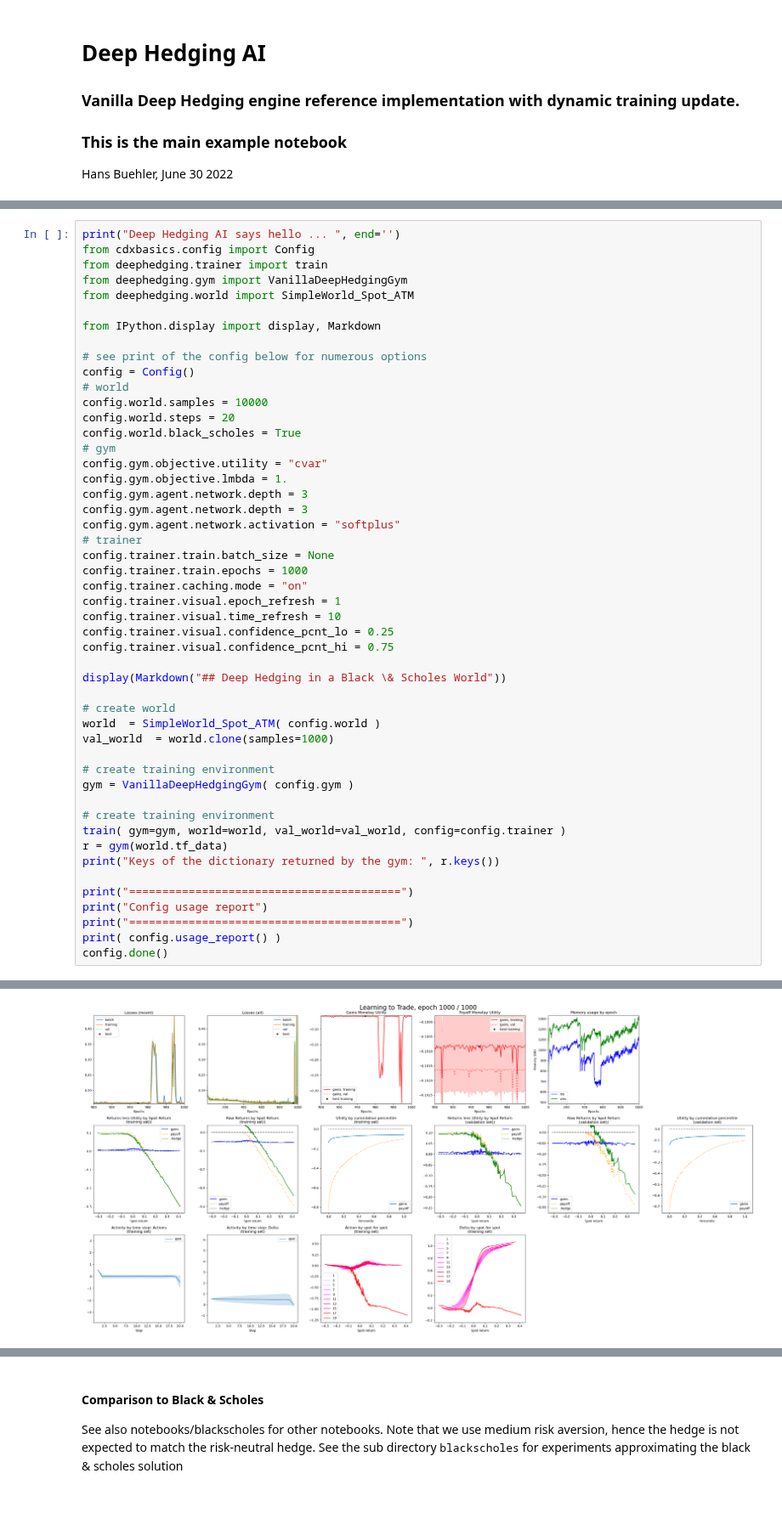
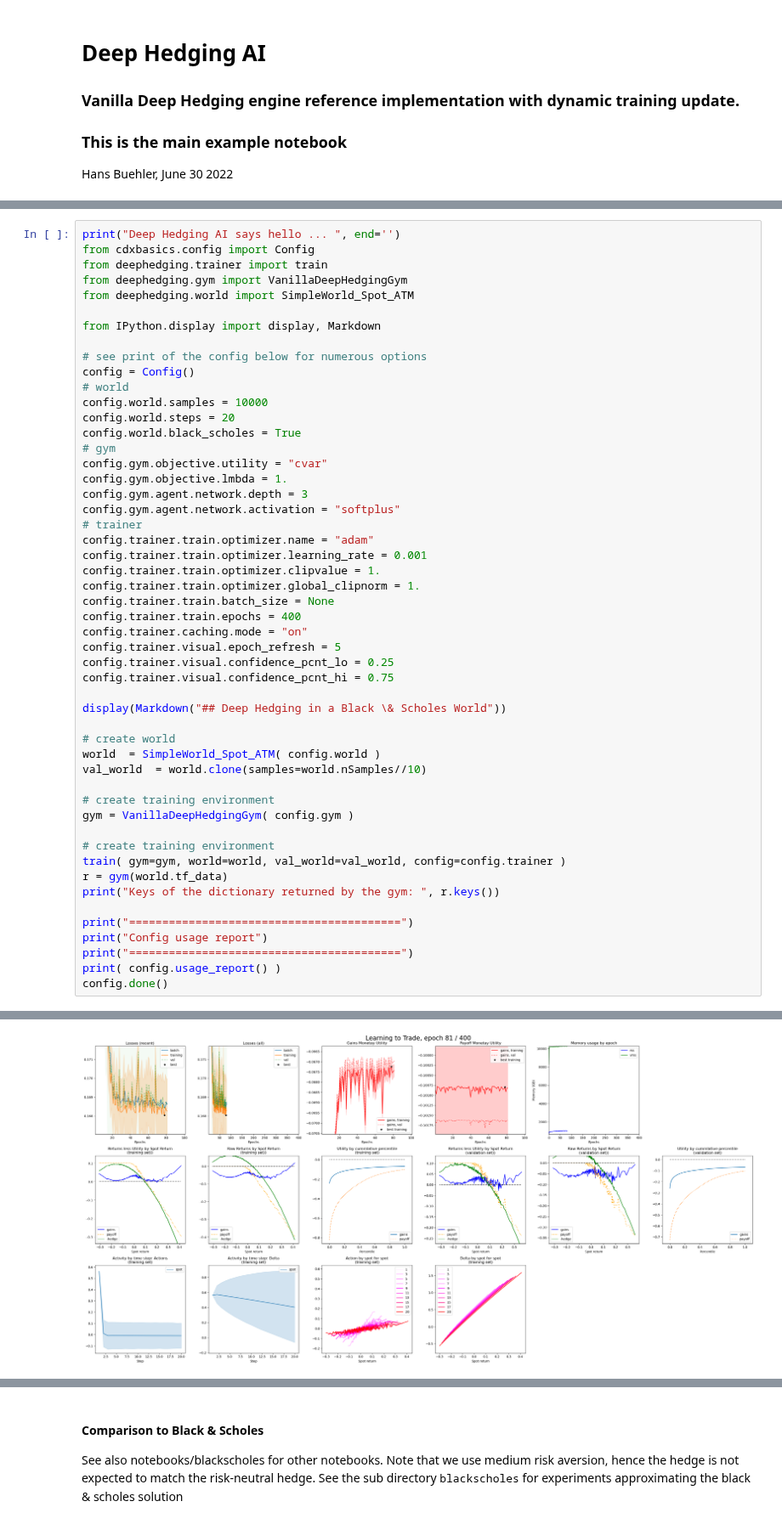
Before and after one commit to hansbuehler/deephedging, a Jupyter notebook: notebooks/trainer.ipynb, the cells around one changed output, grey strips where cells are left out. Shown at 85% size. Saved outputs shown, nothing was run; the diff lists cells and outputs as text.

```diff
--- a/notebooks/trainer.ipynb
+++ b/notebooks/trainer.ipynb
@@ -35,14 +37,16 @@ config.world.black_scholes = True
 config.gym.objective.utility = "cvar"
 config.gym.objective.lmbda = 1.
 config.gym.agent.network.depth = 3
-config.gym.agent.network.depth = 3
 config.gym.agent.network.activation = "softplus"
 # trainer
+config.trainer.train.optimizer.name = "adam"
+config.trainer.train.optimizer.learning_rate = 0.001
+config.trainer.train.optimizer.clipvalue = 1.
+config.trainer.train.optimizer.global_clipnorm = 1.
 config.trainer.train.batch_size = None
-config.trainer.train.epochs = 1000
+config.trainer.train.epochs = 400
 config.trainer.caching.mode = "on"
-config.trainer.visual.epoch_refresh = 1
-config.trainer.visual.time_refresh = 10
+config.trainer.visual.epoch_refresh = 5
 config.trainer.visual.confidence_pcnt_lo = 0.25
 config.trainer.visual.confidence_pcnt_hi = 0.75
 
@@ -50,7 +54,7 @@ display(Markdown("## Deep Hedging in a Black \& Scholes World"))
 
 # create world
 world  = SimpleWorld_Spot_ATM( config.world )
-val_world  = world.clone(samples=1000)
+val_world  = world.clone(samples=world.nSamples//10)
 
 # create training environment
 gym = VanillaDeepHedgingGym( config.gym )
@@ -80 +91 @@ Training monitor initialized. Took 0s
-[figure, old version]
+[figure, new version]
```
Also changed, not shown: parts of 4 cells of this notebook, 11 other files.
